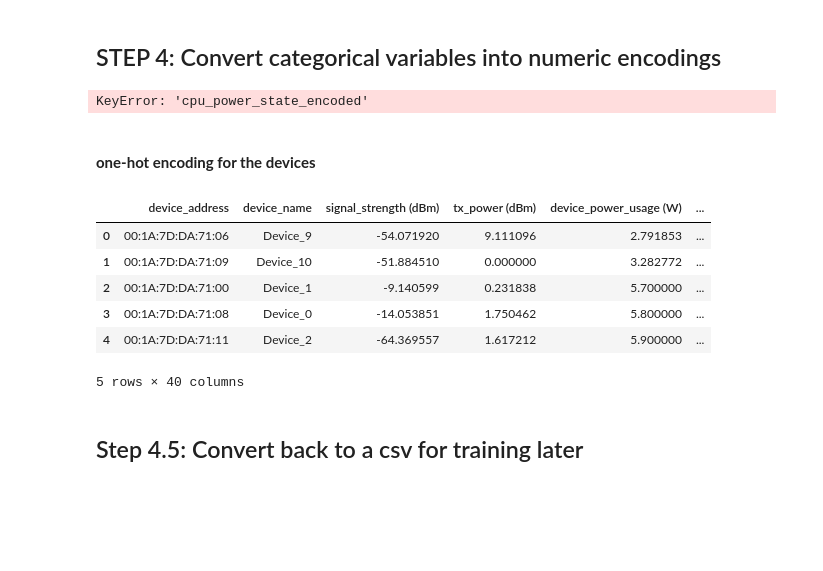
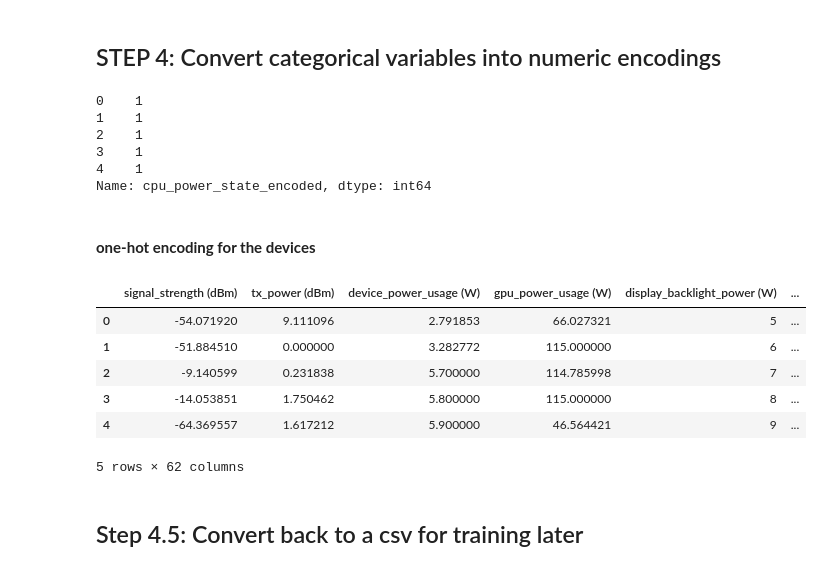
Before and after one commit to Felipe-RA/UdePower, a Jupyter notebook: 00_data_analysis_cleaning.ipynb, the cells around one changed output. Drawn from its saved outputs; the diff is of its cells as text; code cells hidden in the pictures; blank space fills up the shorter version.

```diff
--- a/00_data_analysis_cleaning.ipynb
+++ b/00_data_analysis_cleaning.ipynb
@@ -130,11 +130,16 @@ df.describe(include='all')
 # %% [markdown]
 ## STEP 4: Convert categorical variables into numeric encodings
 # %%
-#df['cpu_power_state_encoded'] = df['cpu_power_state'].apply(lambda x: 1 if x == 'active' else 0)
-#df.drop(columns=['cpu_power_state'], inplace=True)
+df['cpu_power_state_encoded'] = df['cpu_power_state'].apply(lambda x: 1 if x == 'active' else 0)
+df.drop(columns=['cpu_power_state'], inplace=True)
 df['cpu_power_state_encoded'].head()
 # %% [output]
-KeyError: 'cpu_power_state_encoded'
+0    1
+1    1
+2    1
+3    1
+4    1
+Name: cpu_power_state_encoded, dtype: int64
 # %% [markdown]
 <br>
 
@@ -142,18 +147,18 @@ KeyError: 'cpu_power_state_encoded'
 # %%
 # Perform one-hot encoding for 'device_address' and 'device_name' columns
 
 
-#df = pd.get_dummies(df, columns=['device_address', 'device_name'])
+df = pd.get_dummies(df, columns=['device_address', 'device_name'])
 
 df.head()
 # %% [output]
-|  | device_address | device_name | signal_strength (dBm) | tx_power (dBm) | device_power_usage (W) | ... |
-| 0 | 00:1A:7D:DA:71:06 | Device_9 | -54.071920 | 9.111096 | 2.791853 | ... |
-| 1 | 00:1A:7D:DA:71:09 | Device_10 | -51.884510 | 0.000000 | 3.282772 | ... |
-| 2 | 00:1A:7D:DA:71:00 | Device_1 | -9.140599 | 0.231838 | 5.700000 | ... |
-| 3 | 00:1A:7D:DA:71:08 | Device_0 | -14.053851 | 1.750462 | 5.800000 | ... |
-| 4 | 00:1A:7D:DA:71:11 | Device_2 | -64.369557 | 1.617212 | 5.900000 | ... |
+|  | signal_strength (dBm) | tx_power (dBm) | device_power_usage (W) | gpu_power_usage (W) | display_backlight_power (W) | ... |
+| 0 | -54.071920 | 9.111096 | 2.791853 | 66.027321 | 5 | ... |
+| 1 | -51.884510 | 0.000000 | 3.282772 | 115.000000 | 6 | ... |
+| 2 | -9.140599 | 0.231838 | 5.700000 | 114.785998 | 7 | ... |
+| 3 | -14.053851 | 1.750462 | 5.800000 | 115.000000 | 8 | ... |
+| 4 | -64.369557 | 1.617212 | 5.900000 | 46.564421 | 9 | ... |
-5 rows × 40 columns
+5 rows × 62 columns
 # %% [markdown]
 ## Step 4.5: Convert back to a csv for training later
 # %%
```
Also changed, not shown: parts of 1 cell of this notebook, 3 other files.
